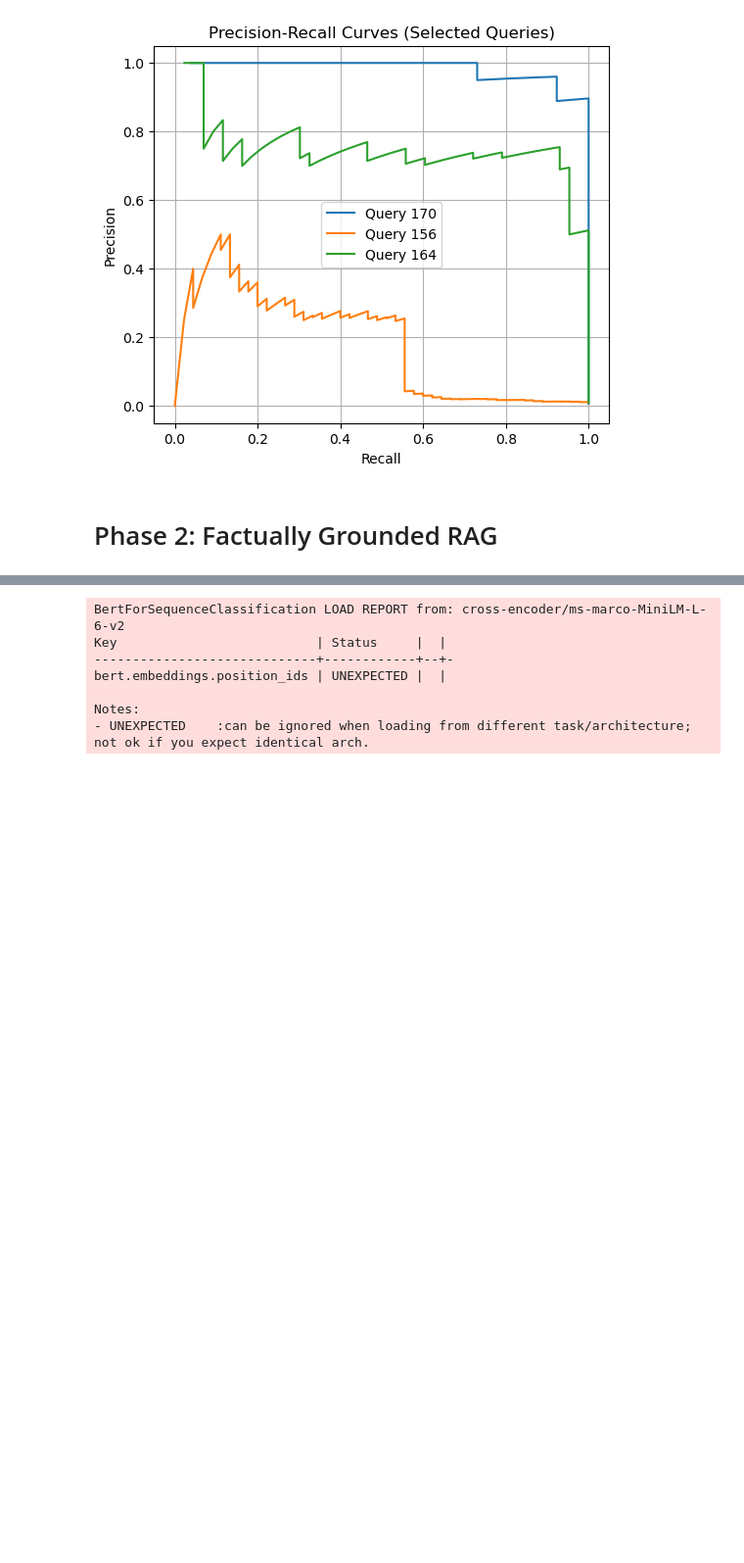
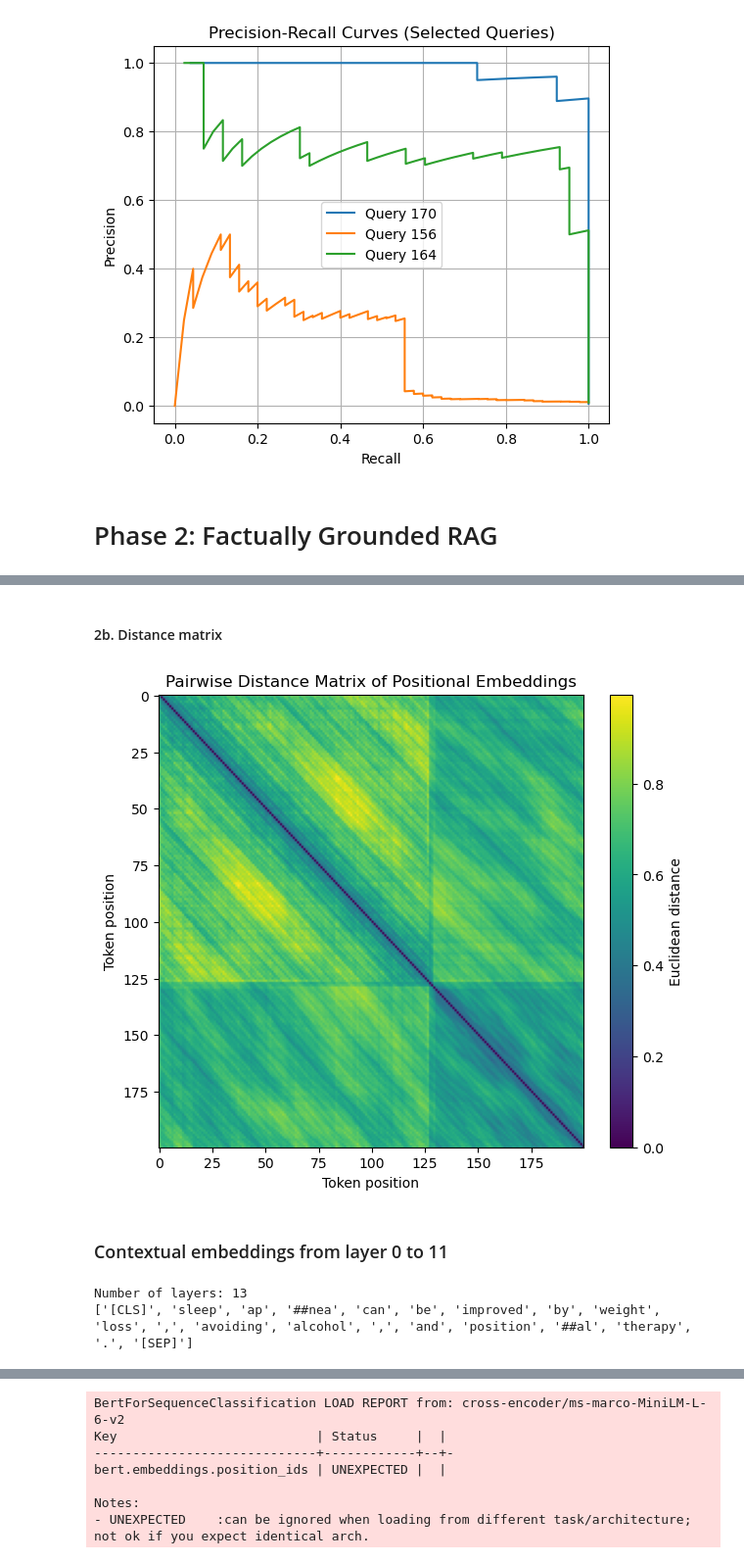
Before and after one commit to alexandreffs/nlpProject, a Jupyter notebook: project_phase1.ipynb, the cells around one changed output, grey strips where cells are left out. Shown at 98% size. Cells and saved outputs as stored; diff of their text form; code cells hidden in the pictures; blank space fills up the shorter version.

```diff
--- a/project_phase1.ipynb
+++ b/project_phase1.ipynb
@@ -959,0 +1067,32 @@ plt.show()
+# %% [markdown]
+#### 2b. Distance matrix
+# %%
+dist_matrix = pairwise_distances(token_pos_embs, metric="euclidean")
+
+plt.figure(figsize=(7, 6))
+plt.imshow(dist_matrix, aspect="auto")
+plt.colorbar(label="Euclidean distance")
+plt.title("Pairwise Distance Matrix of Positional Embeddings")
+plt.xlabel("Token position")
+plt.ylabel("Token position")
+plt.show()
+# %% [output]
+[figure, added]
+# %% [markdown]
+### Contextual embeddings from layer 0 to 11
+# %%
+text = "Sleep apnea can be improved by weight loss, avoiding alcohol, and positional therapy."
+
+inputs = tokenizer(text, return_tensors="pt")
+
+with torch.no_grad():
+    outputs = model(**inputs)
+
+hidden_states = outputs.hidden_states
+tokens = tokenizer.convert_ids_to_tokens(inputs["input_ids"][0])
+
+print("Number of layers:", len(hidden_states))
+print(tokens)
+# %% [output]
+Number of layers: 13
+['[CLS]', 'sleep', 'ap', '##nea', 'can', 'be', 'improved', 'by', 'weight', 'loss', ',', 'avoiding', 'alcohol', ',', 'and', 'position', '##al', 'therapy', '.', '[SEP]']
```
Also changed, not shown: parts of 23 cells of this notebook.
